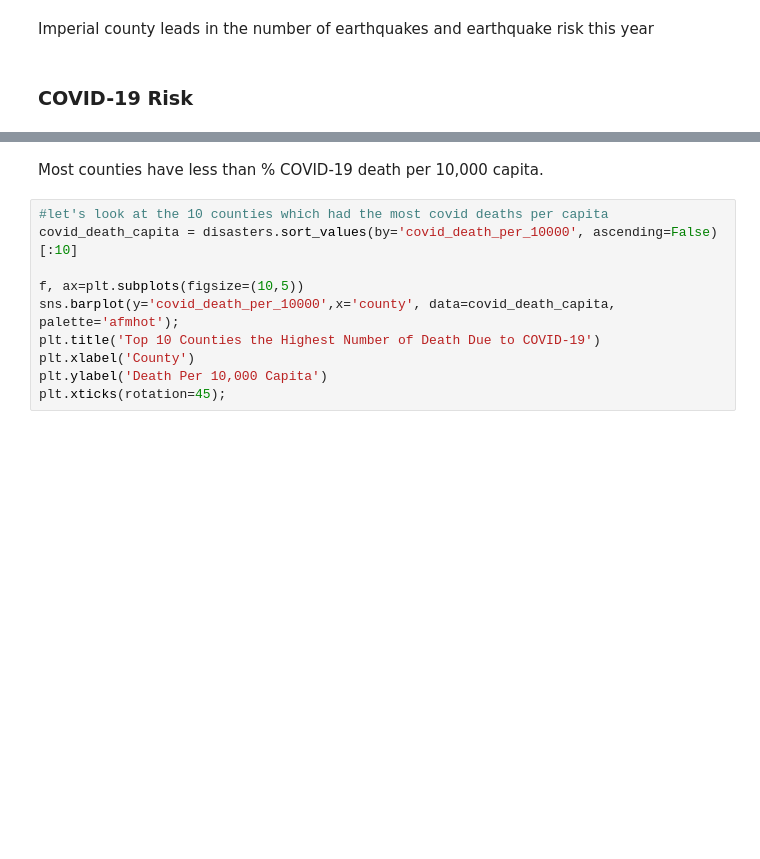
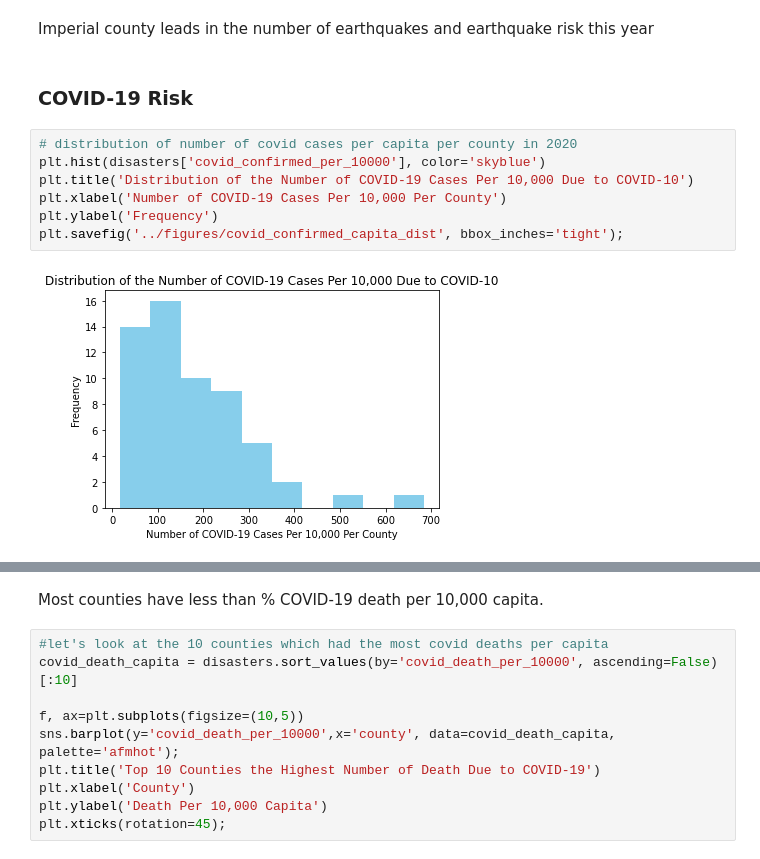
Before and after one commit to iforani/project-five, a Jupyter notebook: code/more_eda_emiko.ipynb, the cells around one changed output, grey strips where cells are left out. Saved outputs shown, nothing was run; the diff lists cells and outputs as text; blank space fills up the shorter version.

```diff
--- a/code/more_eda_emiko.ipynb
+++ b/code/more_eda_emiko.ipynb
@@ -115,3 +115,12 @@ Imperial county leads in the number of earthquakes and earthquake risk this year
 # %% [markdown]
 <a id = covid> </a>
 ### COVID-19 Risk
+# %%
+# distribution of number of covid cases per capita per county in 2020
+plt.hist(disasters['covid_confirmed_per_10000'], color='skyblue')
+plt.title('Distribution of the Number of COVID-19 Cases Per 10,000 Due to COVID-10')
+plt.xlabel('Number of COVID-19 Cases Per 10,000 Per County')
+plt.ylabel('Frequency')
+plt.savefig('../figures/covid_confirmed_capita_dist', bbox_inches='tight');
+# %% [output]
+[figure, added]
```
Also changed, not shown: parts of 5 cells of this notebook, 9 other files.
